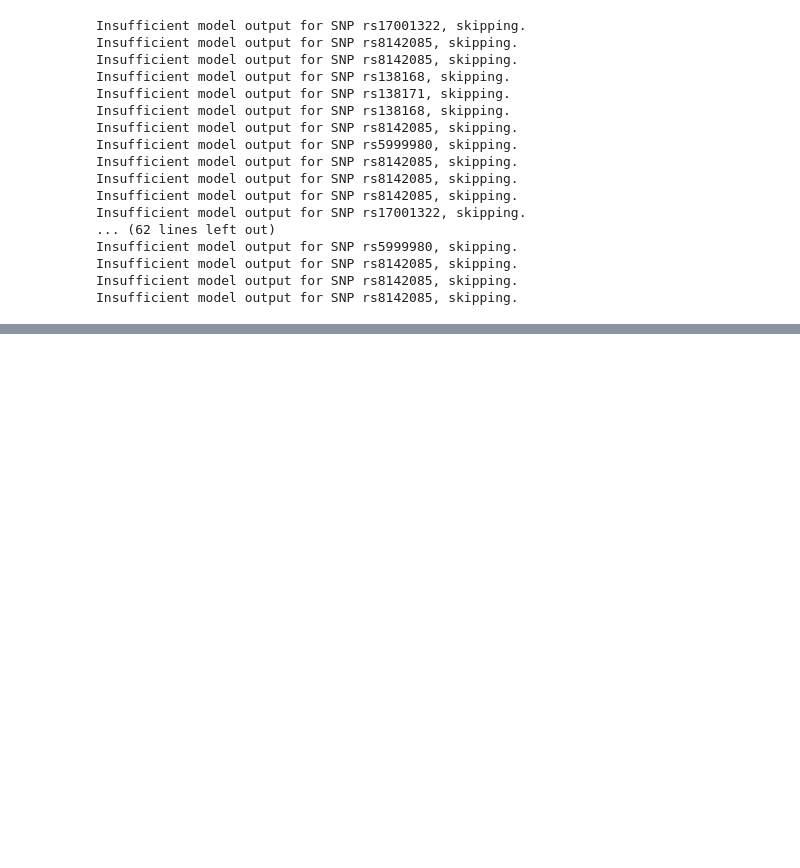
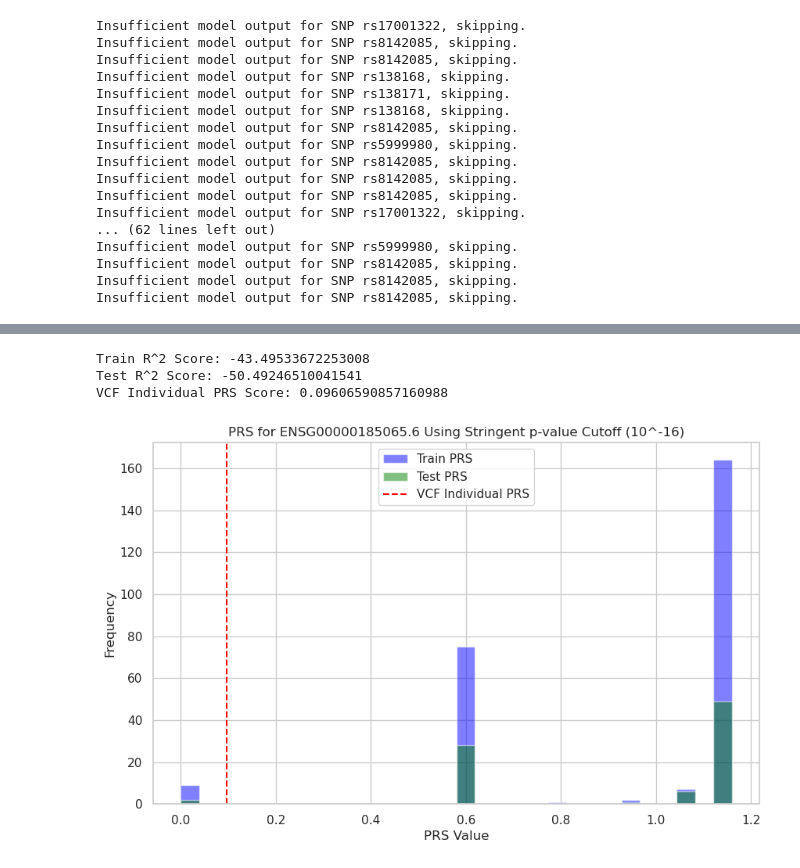
Before and after one commit to JasonHauk/DSC180A-Methodology-1, a Jupyter notebook: PRS_Implementation.ipynb, the cells around one changed output, grey strips where cells are left out. Saved outputs shown, nothing was run; the diff lists cells and outputs as text; code cells hidden in the pictures; blank space fills up the shorter version.

```diff
--- a/PRS_Implementation.ipynb
+++ b/PRS_Implementation.ipynb
@@ -317,0 +331,11 @@ chr14_results_df.to_csv('chr14_eqtl_data.txt', sep='\t', index=False)
+# %%
+# Step 1: Read the VCF file
+vcf_file = "./data/genome_Tiffany_AmariutaBartell.vcf"
+vcf = VCF(vcf_file)
+# %%
+# Step 2: Extract genotypes for relevant SNPs
+individual_genotypes = {}
+for record in vcf:
+    if record.ID in selected_snps['snp'].values:  # Match SNPs
+        genotypes = record.genotypes[0][:3]  # Genotype for the first individual
+        individual_genotypes[record.ID] = sum(genotypes)  # Sum 0, 1, 2
@@ -317,0 +392,58 @@ chr14_results_df.to_csv('chr14_eqtl_data.txt', sep='\t', index=False)
+# %%
+# Define the p-value threshold
+threshold = 1.0 / (10**16)
+
+# Step 1: Filter SNPs based on p-value threshold
+filtered_snps = selected_snps[selected_snps['p-value'] <= threshold]
+
+# Step 2: Match SNPs with X_train and X_test
+snp_intersection = set(filtered_snps['snp']).intersection(X_train.columns)
+if not snp_intersection:
+    print("No SNPs passed the threshold.")
+else:
+    # Step 3: Filter the data
+    X_train_filtered = X_train[list(snp_intersection)]
+    X_test_filtered = X_test[list(snp_intersection)]
+
+    # Step 4: Multiply genotypes by beta values to get the PRS scores
+    beta_values = filtered_snps.set_index('snp').loc[list(snp_intersection), 'beta']
+
+    # Predicted expression values for train and test
+    predicted_train_expression = np.dot(X_train_filtered.values, beta_values.values)
+    predicted_test_expression = np.dot(X_test_filtered.values, beta_values.values)
+
+    # Step 5: Actual expression values from y_train and y_test
+    actual_train_expression = y_train['ENSG00000185065.6']
+    actual_test_expression = y_test['ENSG00000185065.6']
+
+    # Step 6: Calculate R2 scores for train and test
+    train_r2 = r2_score(actual_train_expression, predicted_train_expression)
+    test_r2 = r2_score(actual_test_expression, predicted_test_expression)
+
+    # Step 7: Calculate the PRS score for the VCF individual using individual_genotypes
+    vcf_predicted_expression = 0
+    for snp, genotype in individual_genotypes.items():
+        if snp in snp_intersection:  # Check if SNP is relevant (present in the intersection)
+            beta_value = beta_values[snp]
+            vcf_predicted_expression += genotype * beta_value
+
+    # Print out the PRS for the train, test, and VCF individual
+    print("Train R^2 Score:", train_r2)
+    print("Test R^2 Score:", test_r2)
+    print("VCF Individual PRS Score:", vcf_predicted_expression)
+
+    # Step 8: Plot the PRS distribution for train and test
+    plt.figure(figsize=(10, 6))
+    plt.hist(predicted_train_expression, bins=30, alpha=0.5, label='Train PRS', color='blue')
+    plt.hist(predicted_test_expression, bins=30, alpha=0.5, label='Test PRS', color='green')
+    plt.axvline(vcf_predicted_expression, color='red', linestyle='dashed', label="VCF Individual PRS")
+    plt.title("PRS for ENSG00000185065.6 Using Stringent p-value Cutoff (10^-16)")
+    plt.xlabel("PRS Value")
+    plt.ylabel("Frequency")
+    plt.legend()
+    plt.show()
+# %% [output]
+Train R^2 Score: -43.49533672253008
+Test R^2 Score: -50.49246510041541
+VCF Individual PRS Score: 0.09606590857160988
+[figure, added]
```
Also changed, not shown: parts of 24 cells of this notebook, 1 other file.
